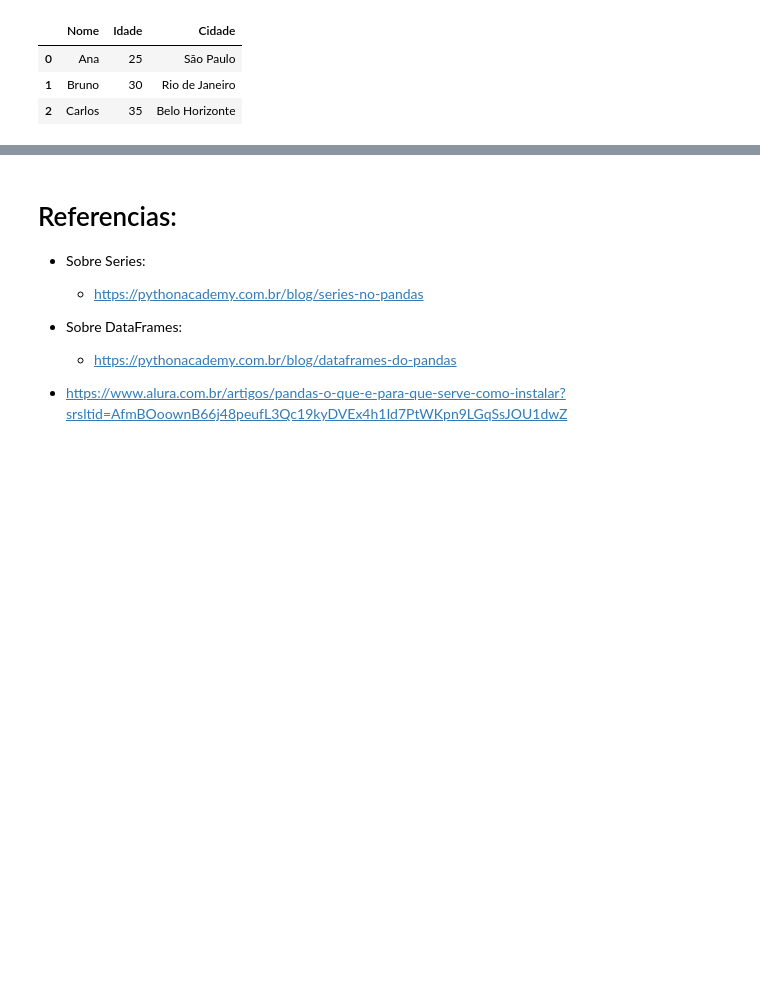
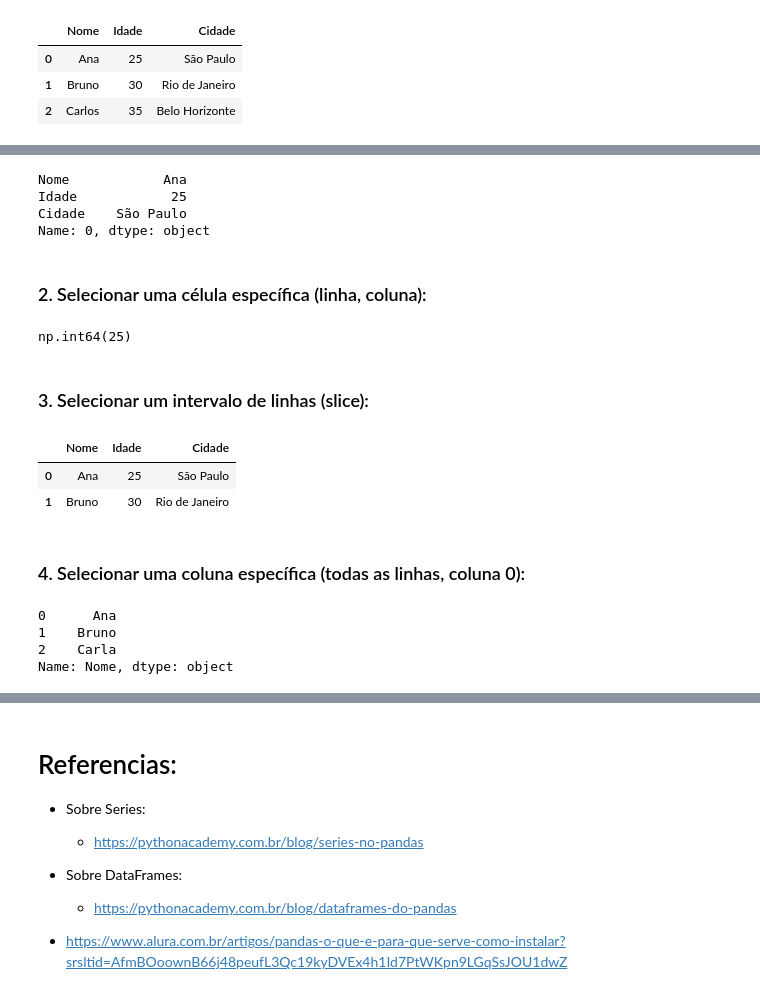
Before and after one commit to joao-victor-73/python.estudos, a Jupyter notebook: Estudos/Analise de Dados/Conceitos básicos pandas.ipynb, the cells around one changed output, grey strips where cells are left out. Saved outputs shown, nothing was run; the diff lists cells and outputs as text; code cells hidden in the pictures; blank space fills up the shorter version.

```diff
--- a/Estudos/Analise de Dados/Conceitos básicos pandas.ipynb
+++ b/Estudos/Analise de Dados/Conceitos básicos pandas.ipynb
@@ -252,0 +347,33 @@ df
+# %%
+df.iloc[0]
+# Vai selecionar a primeira linha do dataFrame
+# %% [output]
+Nome            Ana
+Idade            25
+Cidade    São Paulo
+Name: 0, dtype: object
+# %% [markdown]
+### 2. Selecionar uma célula específica (linha, coluna):
+# %%
+df.iloc[0, 1] # Primeira linha, segunda coluna
+
+# O resultado será a idade de Ana, 25
+# %% [output]
+np.int64(25)
+# %% [markdown]
+### 3. Selecionar um intervalo de linhas (slice):
+# %%
+df.iloc[0:2] # Vai retornar as duas primeiras linhas
+# %% [output]
+|  | Nome | Idade | Cidade |
+| 0 | Ana | 25 | São Paulo |
+| 1 | Bruno | 30 | Rio de Janeiro |
+# %% [markdown]
+### 4. Selecionar uma coluna específica (todas as linhas, coluna 0):
+# %%
+df.iloc[:, 0] # Retorna a coluna 'Nome' e todas as linhas da coluna
+# %% [output]
+0      Ana
+1    Bruno
+2    Carla
+Name: Nome, dtype: object
```
Also changed, not shown: parts of 15 cells of this notebook, 2 other files.
